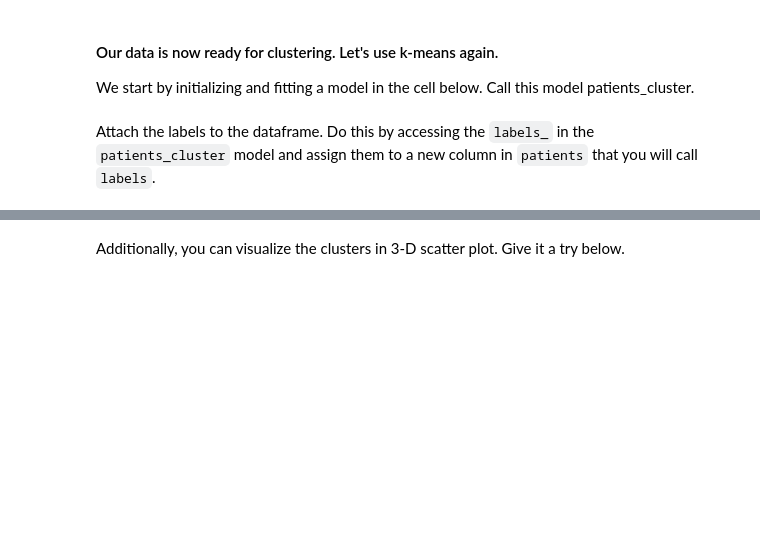
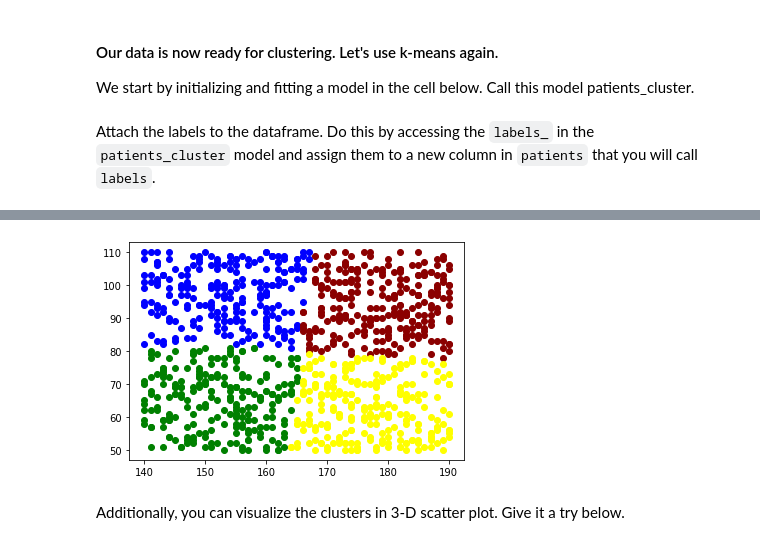
Before and after one commit to ta-data-mexpt/lab-sklearn-and-unsupervised-learning, a Jupyter notebook: your-code/main.ipynb, the cells around one changed output, grey strips where cells are left out. Drawn from its saved outputs; the diff is of its cells as text; code cells hidden in the pictures; blank space fills up the shorter version.

Commit message:
final lab-sklearn-and-unsupervised-learning

```diff
--- a/your-code/main.ipynb
+++ b/your-code/main.ipynb
@@ -142,3 +362,10 @@ In the cell below, import the label encoder and encode the 4 boolean columns (*p
+# %%
+from sklearn import preprocessing
+le = preprocessing.LabelEncoder()
+# Your code here:
+cols=['patient_diabetic', 'patient_allergic', 'patient_show', 'is_regular_visit']
+for col in cols:
+    patients[col] = le.fit_transform(patients[col])
 # %% [markdown]
 Print the data dtypes to confirm those four `bool` columns are converted to `int64`.
 # %%
@@ -174,3 +444,8 @@ In the next cells, do the following:
+# %%
+# Your code here:
+patients['diagnosis_int'] = np.where(patients.diagnosis == 'no diagnosis', 0, 1)
+patients['patient_gender_int'] = np.where(patients.patient_gender == 'Male', 0, 1)
+patients.drop(['doctor_name','diagnosis','prescribed_medicines','patient_gender'], axis=1, inplace=True)
 # %% [markdown]
 Let's look at the head again to ensure the re-encoding and dropping are successful:
 # %%
@@ -179,6 +462,7 @@ Let's look at the head again to ensure the re-encoding and dropping are successf
 An interesting observation is that all patients are no older than 2 years. However, their weights and heights indicate that they are adults. This cannot be true. Therefore, we can either trust the weight and height columns or the DOB column. Since there are other columns that indicate that these are adults (they have emails, some have diabetes) we will drop the `patient_dob` column. We will also drop the `appointment_date` column since it has too many unique values to transform to a dummy variable. Drop the two columns in the cell below.
 # %%
 # Your code here:
+patients.drop(['patient_dob', 'appointment_date'], axis=1, inplace=True)
 # %% [markdown]
 #### Our data is now ready for clustering. Let's use k-means again.
 
@@ -189,3 +475,5 @@ We start by initializing and fitting a model in the cell below. Call this model
 Attach the labels to the dataframe. Do this by accessing the `labels_` in the `patients_cluster` model and assign them to a new column in `patients` that you will call `labels`.
 # %%
 # Your code here:
+patients['labels'] = km_model_clusters.fit_predict(patients)
+patients.labels.value_counts()
@@ -212,3 +513,11 @@ If the scatter plot does not make any sense to you, it means the features you ch
+# %%
+# Your code here:
+color = ['blue','green','darkred','orange']
+for k in range(0,4):
+    data = patients[patients['labels'] == k]
+    plt.scatter(data['patient_height_sm'], data['patient_weight_kg'], c=color[k])
+# %% [output]
+[figure, added]
 # %% [markdown]
 Additionally, you can visualize the clusters in 3-D scatter plot. Give it a try below.
 # %%
```
Also changed, not shown: parts of 42 cells of this notebook.
